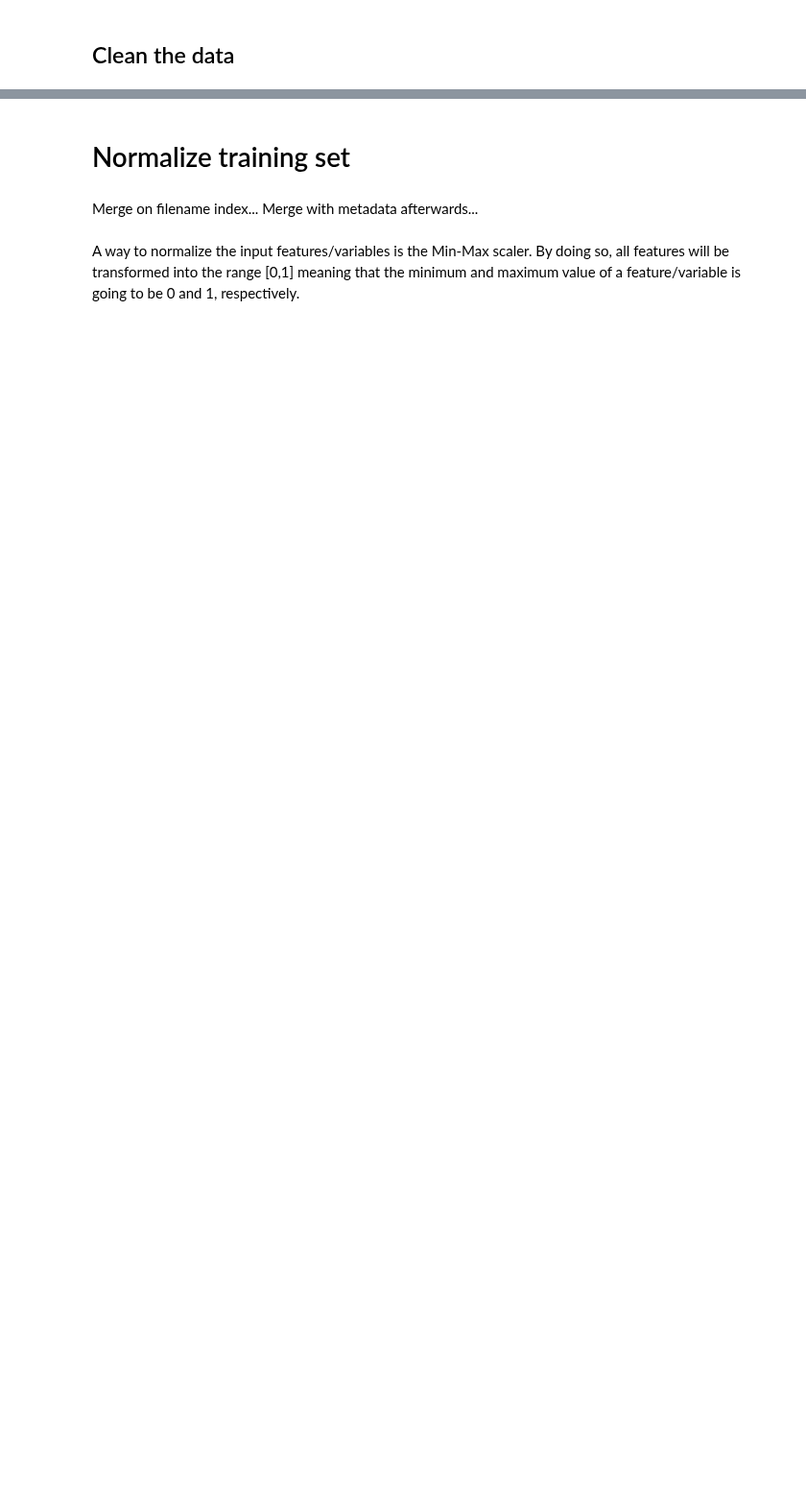
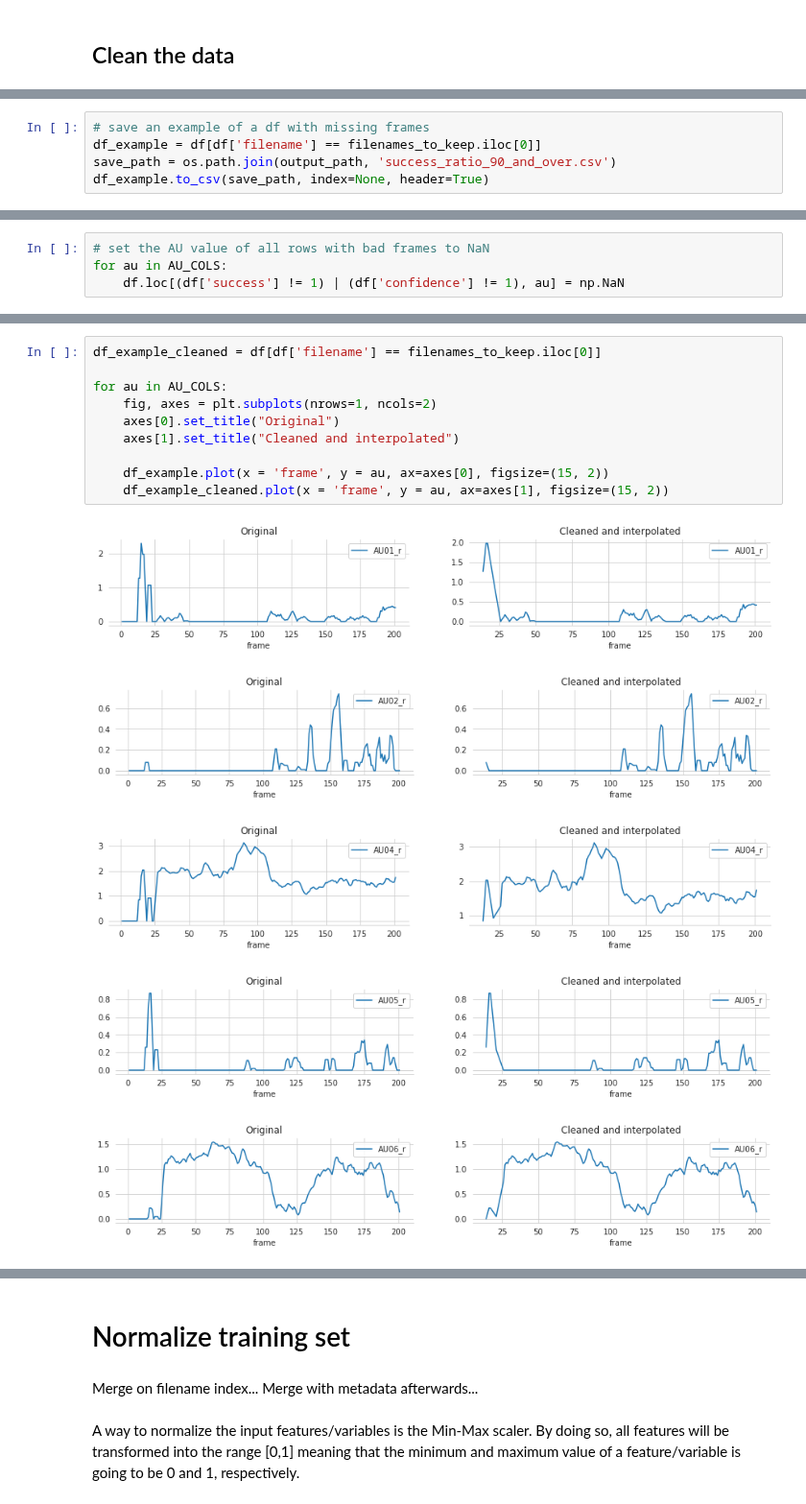
Before and after one commit to timlac/quan-machine-learning, a Jupyter notebook: src/notebooks/video_preprocessing_time_series.ipynb, the cells around one changed output, grey strips where cells are left out. Shown at 96% size. Cells and saved outputs as stored; diff of their text form; blank space fills up the shorter version.

```diff
--- a/src/notebooks/video_preprocessing_time_series.ipynb
+++ b/src/notebooks/video_preprocessing_time_series.ipynb
@@ -578,0 +418,5 @@ Number of frames for every filename
+# %%
+# save an example of a df with missing frames
+df_example = df[df['filename'] == filenames_to_keep.iloc[0]]
+save_path = os.path.join(output_path, 'success_ratio_90_and_over.csv')
+df_example.to_csv(save_path, index=None, header=True)
@@ -578,0 +433,4 @@ Number of frames for every filename
+# %%
+# set the AU value of all rows with bad frames to NaN
+for au in AU_COLS:
+    df.loc[(df['success'] != 1) | (df['confidence'] != 1), au] = np.NaN
@@ -578,0 +470,16 @@ Number of frames for every filename
+# %%
+df_example_cleaned = df[df['filename'] == filenames_to_keep.iloc[0]]
+
+for au in AU_COLS:
+    fig, axes = plt.subplots(nrows=1, ncols=2)
+    axes[0].set_title("Original")
+    axes[1].set_title("Cleaned and interpolated")
+
+    df_example.plot(x = 'frame', y = au, ax=axes[0], figsize=(15, 2))
+    df_example_cleaned.plot(x = 'frame', y = au, ax=axes[1], figsize=(15, 2))
+# %% [output]
+[figure, added]
+[figure, added]
+[figure, added]
+[figure, added]
+[figure, added]
```
Also changed, not shown: parts of 48 cells of this notebook, 42 other files.
